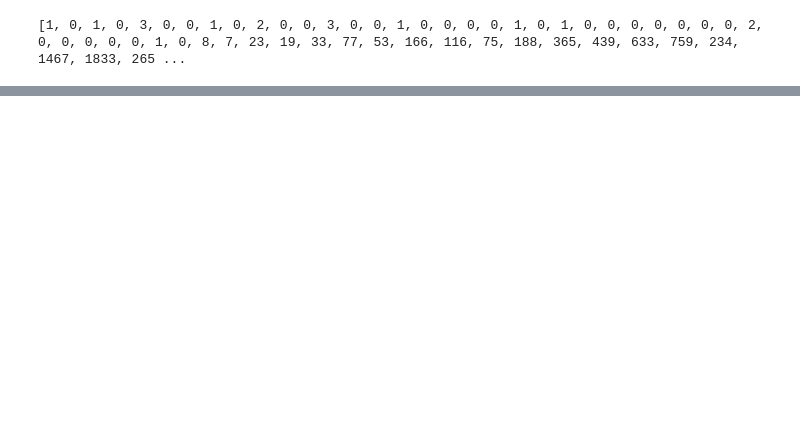
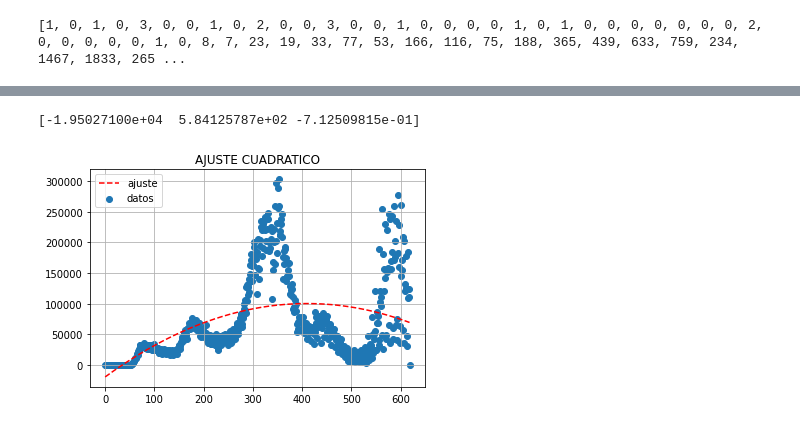
Before and after one commit to Leonel-H29/Facultad, a Jupyter notebook: TP2/TP2.ipynb, the cells around one changed output, grey strips where cells are left out. Saved outputs shown, nothing was run; the diff lists cells and outputs as text; code cells hidden in the pictures; blank space fills up the shorter version.

```diff
--- a/TP2/TP2.ipynb
+++ b/TP2/TP2.ipynb
@@ -166,0 +143,16 @@ pyplot.show()
+# %%
+x = np.arange(len(y))
+y = casosUSA
+
+a,b= optimize.curve_fit(cuadratica,x,y)
+print(a)
+
+plt.plot(x,cuadratica(x,*a), '--', color='red')
+plt.scatter(x,y)
+plt.title('AJUSTE CUADRATICO')
+plt.legend(('ajuste','datos'), loc='upper left')
+plt.grid()
+plt.show()
+# %% [output]
+[-1.95027100e+04  5.84125787e+02 -7.12509815e-01]
+[figure, added]
```
Also changed, not shown: parts of 6 cells of this notebook.
